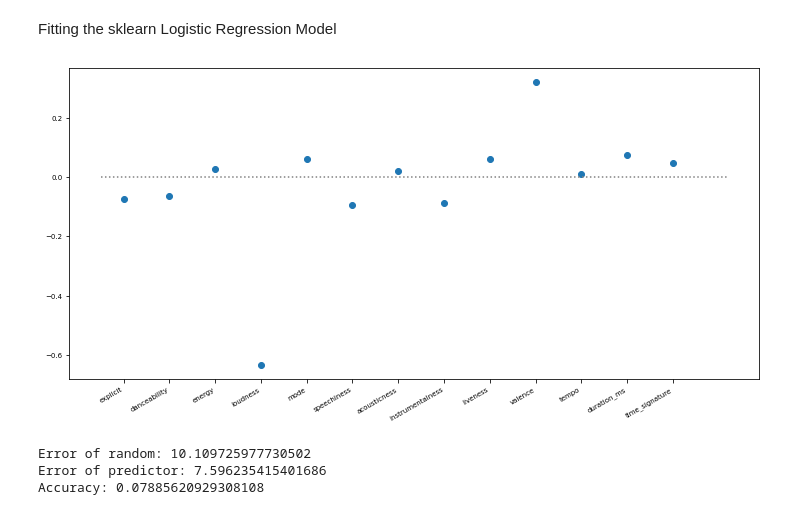
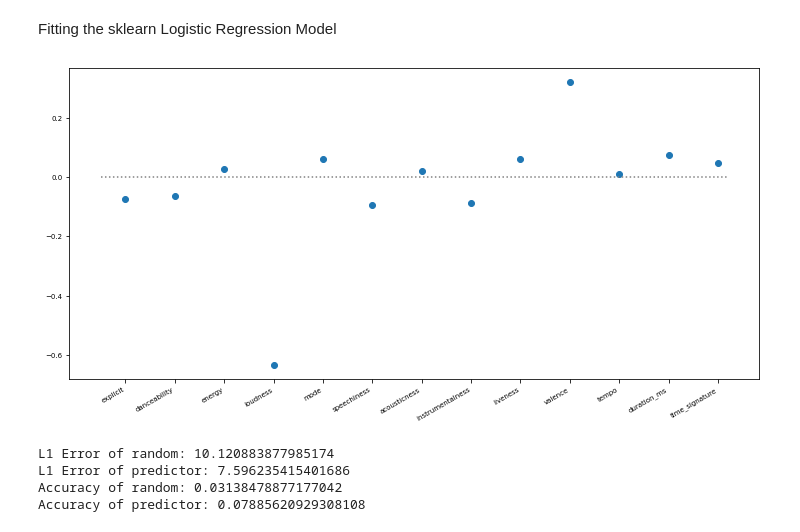
Before and after one commit to Zleander/MusicalDevelopment, a Jupyter notebook: Notebooks/LogRegression.ipynb, the cells around one changed output. Saved outputs shown, nothing was run; the diff lists cells and outputs as text; code cells hidden in the pictures.

```diff
--- a/Notebooks/LogRegression.ipynb
+++ b/Notebooks/LogRegression.ipynb
@@ -61,22 +61,24 @@ Fitting the sklearn Logistic Regression Model
 # %%
 if polynomial_degree == -1:
     fig, ax = plt.subplots(figsize=(10, 5))
     ax.scatter(predictors, reg.coef_[0])
     plt.setp(ax.get_xticklabels(), rotation=30, horizontalalignment='right')
     #ax.set_ylim([-1,1])
-    ax.hlines(0,-.5, 13.2, colors='grey', linestyle='dotted')
+    ax.hlines(0,-.5, 12.2, colors='grey', linestyle='dotted')
     plt.show()
 # %% [output]
-[figure, old version]
+[figure, new version]
 # %%
 predicted_values = reg.predict(X_test)
 random_values = np.random.randint(y_test.max(), size=(10,) + y_test.shape)
 
-print(f'Error of random: {np.array([np.abs(random - y_test).mean() for random in random_values]).mean()}')
-print(f'Error of predictor: {np.abs(predicted_values - y_test).mean()}')
-print(f'Accuracy: {reg.score(X_test, y_test)}')
+print(f'L1 Error of random: {np.array([np.abs(random - y_test).mean() for random in random_values]).mean()}')
+print(f'L1 Error of predictor: {np.abs(predicted_values - y_test).mean()}')
+print(f'Accuracy of random: {np.array([np.sum(random == y_test)/len(y_test) for random in random_values]).mean()}')
+print(f'Accuracy of predictor: {reg.score(X_test, y_test)}')
 # %% [output]
-Error of random: 10.109725977730502
-Error of predictor: 7.596235415401686
-Accuracy: 0.07885620929308108
+L1 Error of random: 10.120883877985174
+L1 Error of predictor: 7.596235415401686
+Accuracy of random: 0.03138478877177042
+Accuracy of predictor: 0.07885620929308108
 # %%
```
Also changed, not shown: parts of 3 cells of this notebook, 2 other files.
